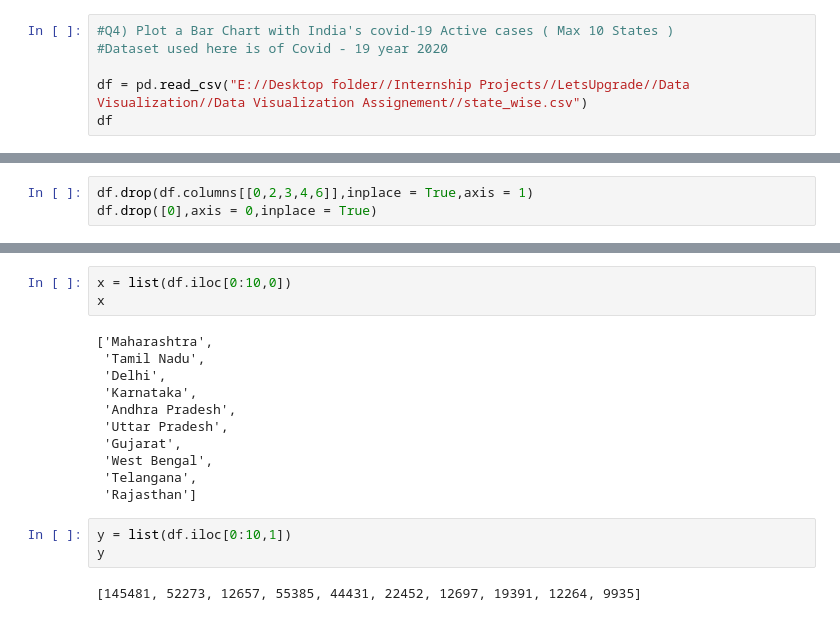
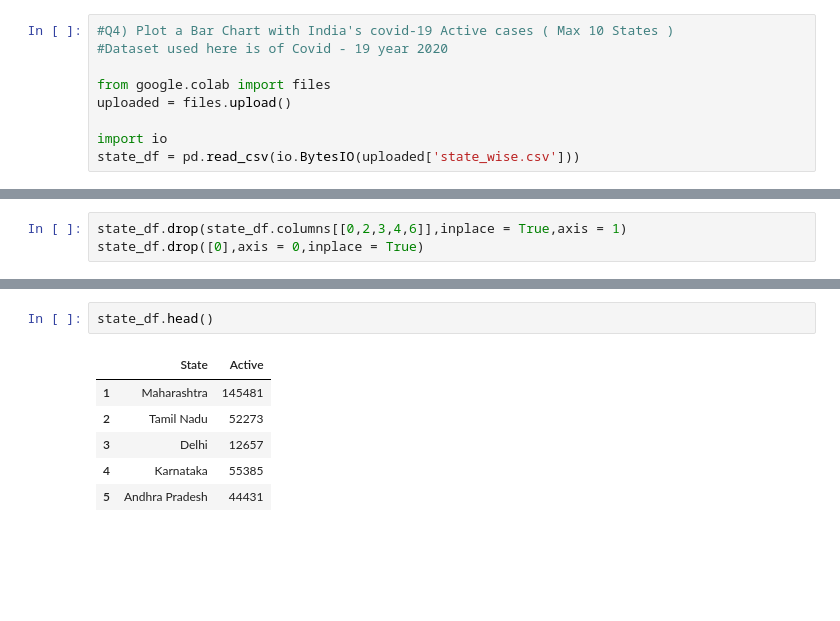
Before and after one commit to prathameshbarapatre5/LetsUpgrade-Data-Visualization, a Jupyter notebook: Data Visualization Assignement/Assignment 4.ipynb, the cells around one changed output, grey strips where cells are left out. Drawn from its saved outputs; the diff is of its cells as text; blank space fills up the shorter version.

```diff
--- a/Data Visualization Assignement/Assignment 4.ipynb
+++ b/Data Visualization Assignement/Assignment 4.ipynb
@@ -38,6 +56,9 @@ plt.show()
 #Q4) Plot a Bar Chart with India's covid-19 Active cases ( Max 10 States )
 #Dataset used here is of Covid - 19 year 2020
 
-df = pd.read_csv("E://Desktop folder//Internship Projects//LetsUpgrade//Data Visualization//Data Visualization Assignement//state_wise.csv")
-df
+from google.colab import files
+uploaded = files.upload()
+
+import io
+state_df = pd.read_csv(io.BytesIO(uploaded['state_wise.csv']))
 # %% [output]
@@ -61,3 +87,3 @@ df
 # %%
-df.drop(df.columns[[0,2,3,4,6]],inplace = True,axis = 1)
-df.drop([0],axis = 0,inplace = True)
+state_df.drop(state_df.columns[[0,2,3,4,6]],inplace = True,axis = 1)
+state_df.drop([0],axis = 0,inplace = True)
@@ -78,20 +90,10 @@ df.head(10)
-# %%
-x = list(df.iloc[0:10,0])
-x
-# %% [output]
-['Maharashtra',
- 'Tamil Nadu',
- 'Delhi',
- 'Karnataka',
- 'Andhra Pradesh',
- 'Uttar Pradesh',
- 'Gujarat',
- 'West Bengal',
- 'Telangana',
- 'Rajasthan']
-# %%
-y = list(df.iloc[0:10,1])
-y
-# %% [output]
-[145481, 52273, 12657, 55385, 44431, 22452, 12697, 19391, 12264, 9935]
+# %%
+state_df.head()
+# %% [output]
+|  | State | Active |
+| 1 | Maharashtra | 145481 |
+| 2 | Tamil Nadu | 52273 |
+| 3 | Delhi | 12657 |
+| 4 | Karnataka | 55385 |
+| 5 | Andhra Pradesh | 44431 |
 # %%
```
Also changed, not shown: parts of 21 cells of this notebook.
